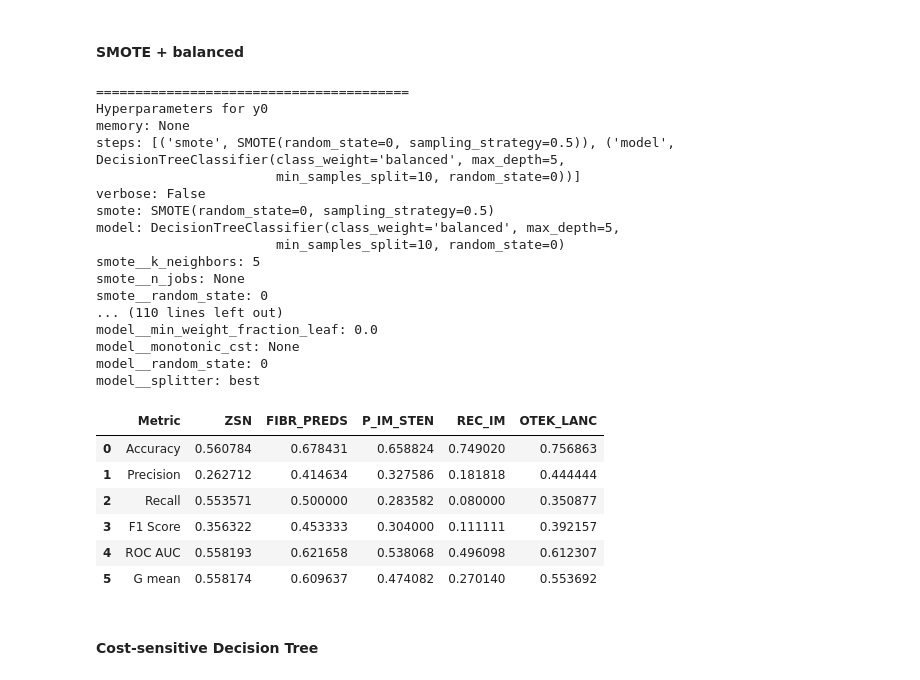
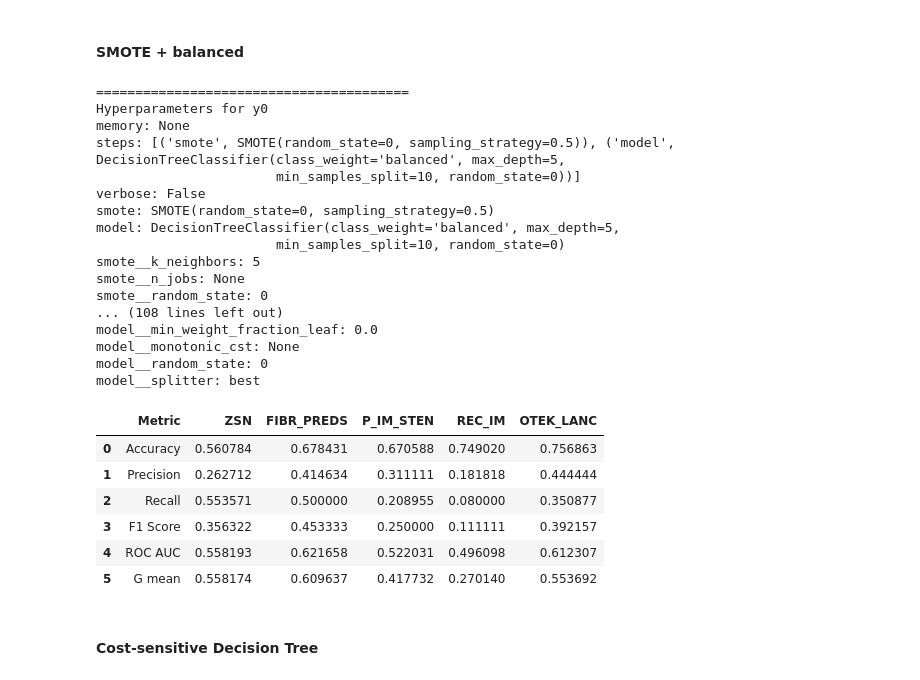
Before and after one commit to danghaidang04/Myocardial_Infraction_Complications_Analysis, a Jupyter notebook: main.ipynb, the cells around one changed output. Saved outputs shown, nothing was run; the diff lists cells and outputs as text; code cells hidden in the pictures.

```diff
--- a/main.ipynb
+++ b/main.ipynb
@@ -377,7 +377,6 @@ pipeline = Pipeline(steps=[
 # Define the hyperparameters
 param_grid = {
     'smote__sampling_strategy': [0.5, 0.6, 0.7],
-    'model__criterion': ['gini', 'entropy'],
     'model__max_depth': [5, 10, 15, 20],
     'model__min_samples_split': [2, 5, 10],
     # 'model__ccp_alpha': candidate_alphas,
@@ -401,40 +400,40 @@ for i in range(len(y)):
         geometric_mean_score(y_val[i], y_pred)
     ]
     print("========================================") # print the best hyperparameters for the current target
     print(f"Hyperparameters for y{i}")
     for name, param in grid_search.best_estimator_.get_params().items():
         print(f"{name}: {param}")
 
 results_SMOTE_balanced = pd.DataFrame(results_SMOTE_balanced)
 # Change y0,y1,y2,y3,y4 to ZSN, FIBR_PREDS, P_IM_STEN, REC_IM, OTEK_LANC
 results_SMOTE_balanced.columns = ["Metric", "ZSN", "FIBR_PREDS", "P_IM_STEN", "REC_IM", "OTEK_LANC"]
 
 results_SMOTE_balanced
 # %% [output]
 ========================================
 Hyperparameters for y0
 memory: None
 steps: [('smote', SMOTE(random_state=0, sampling_strategy=0.5)), ('model', DecisionTreeClassifier(class_weight='balanced', max_depth=5,
                        min_samples_split=10, random_state=0))]
 verbose: False
 smote: SMOTE(random_state=0, sampling_strategy=0.5)
 model: DecisionTreeClassifier(class_weight='balanced', max_depth=5,
                        min_samples_split=10, random_state=0)
 smote__k_neighbors: 5
 smote__n_jobs: None
 smote__random_state: 0
-... (110 lines left out)
+... (108 lines left out)
 model__min_weight_fraction_leaf: 0.0
 model__monotonic_cst: None
 model__random_state: 0
 model__splitter: best
 |  | Metric | ZSN | FIBR_PREDS | P_IM_STEN | REC_IM | OTEK_LANC |
-| 0 | Accuracy | 0.560784 | 0.678431 | 0.658824 | 0.749020 | 0.756863 |
-| 1 | Precision | 0.262712 | 0.414634 | 0.327586 | 0.181818 | 0.444444 |
-| 2 | Recall | 0.553571 | 0.500000 | 0.283582 | 0.080000 | 0.350877 |
-| 3 | F1 Score | 0.356322 | 0.453333 | 0.304000 | 0.111111 | 0.392157 |
-| 4 | ROC AUC | 0.558193 | 0.621658 | 0.538068 | 0.496098 | 0.612307 |
-| 5 | G mean | 0.558174 | 0.609637 | 0.474082 | 0.270140 | 0.553692 |
+| 0 | Accuracy | 0.560784 | 0.678431 | 0.670588 | 0.749020 | 0.756863 |
+| 1 | Precision | 0.262712 | 0.414634 | 0.311111 | 0.181818 | 0.444444 |
+| 2 | Recall | 0.553571 | 0.500000 | 0.208955 | 0.080000 | 0.350877 |
+| 3 | F1 Score | 0.356322 | 0.453333 | 0.250000 | 0.111111 | 0.392157 |
+| 4 | ROC AUC | 0.558193 | 0.621658 | 0.522031 | 0.496098 | 0.612307 |
+| 5 | G mean | 0.558174 | 0.609637 | 0.417732 | 0.270140 | 0.553692 |
 # %% [markdown]
 #### Cost-sensitive Decision Tree
 # %%
```
Also changed, not shown: parts of 9 cells of this notebook, 4 other files.
